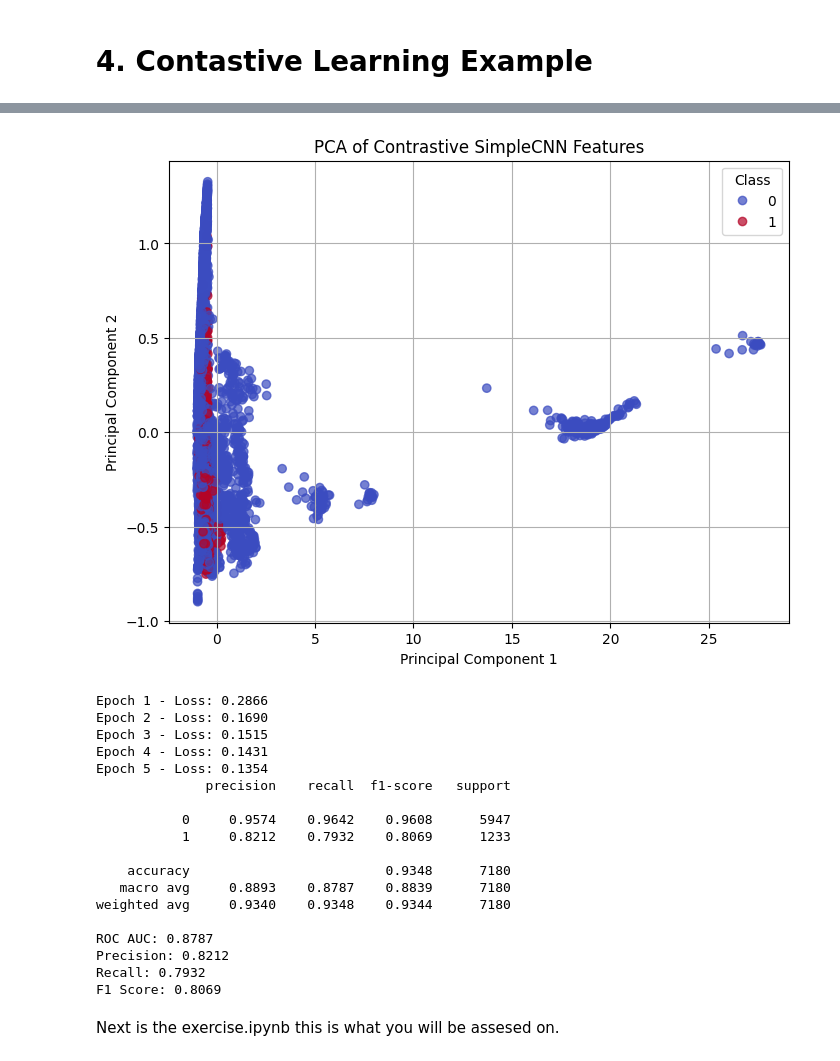
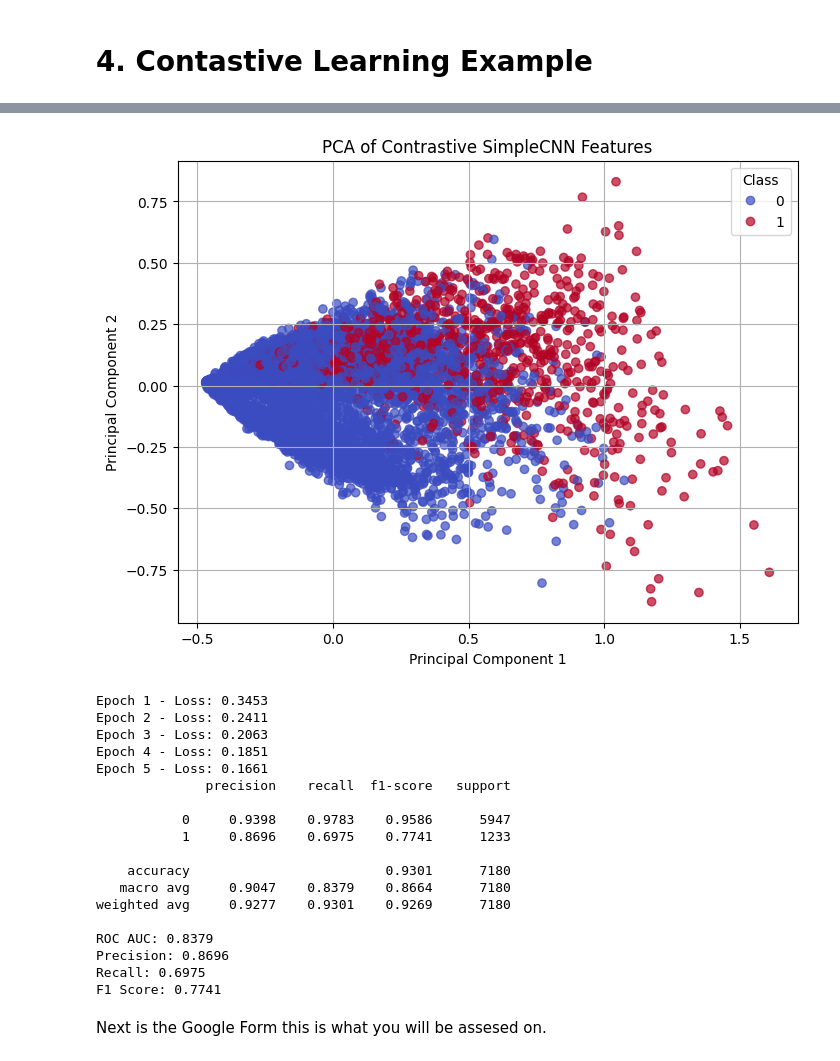
Before and after one commit to KristoferLintonReid/DeepLearningMedicalImageTutorial2025, a Jupyter notebook: Building_Models.ipynb, the cells around one changed output, grey strips where cells are left out. Saved outputs shown, nothing was run; the diff lists cells and outputs as text; code cells hidden in the pictures.

```diff
--- a/Building_Models.ipynb
+++ b/Building_Models.ipynb
@@ -1140,20 +1160,6 @@ Optional Challenges:
 
     Compare performance to a model trained without contrastive pretraining.
 # %%
-# 1. Imports
-import torch
-import torch.nn as nn
-import torch.nn.functional as F
-import torchvision.transforms as transforms
-from torch.utils.data import Dataset, DataLoader
-from sklearn.decomposition import PCA
-from sklearn.metrics import classification_report, roc_auc_score, precision_score, recall_score, f1_score
-import matplotlib.pyplot as plt
-import numpy as np
-
-device = torch.device("cuda" if torch.cuda.is_available() else "cpu")
-
-
 # 2. Contrastive Pretraining
 
 ## 2.1 Contrastive Dataset
@@ -1280,20 +1286,6 @@ print(f"Precision: {precision_score(y_true, y_pred):.4f}")
 print(f"Recall: {recall_score(y_true, y_pred):.4f}")
 print(f"F1 Score: {f1_score(y_true, y_pred):.4f}")
 # %%
-# 1. Imports
-import torch
-import torch.nn as nn
-import torch.nn.functional as F
-import torchvision.transforms as transforms
-from torch.utils.data import Dataset, DataLoader
-from sklearn.decomposition import PCA
-from sklearn.metrics import classification_report, roc_auc_score, precision_score, recall_score, f1_score
-import matplotlib.pyplot as plt
-import numpy as np
-
-device = torch.device("cuda" if torch.cuda.is_available() else "cpu")
-
-
 # 2. Contrastive Pretraining
 
 ## 2.1 Contrastive Dataset
@@ -1312,8 +1304,13 @@ class ContrastiveDataset(Dataset):
 
 ## 2.2 Contrastive Transform
 contrastive_transform = transforms.Compose([
-    transforms.RandomResizedCrop(28),
-    transforms.RandomHorizontalFlip(),
+    transforms.RandomResizedCrop(28, scale=(0.5, 1.0)),
+    transforms.RandomHorizontalFlip(p=0.5),
+    transforms.RandomApply([
+        transforms.ColorJitter(brightness=0.4, contrast=0.4, saturation=0.4, hue=0.1)
+    ], p=0.8),
+    transforms.RandomGrayscale(p=0.2),
+    transforms.GaussianBlur(kernel_size=3, sigma=(0.1, 2.0))
 ])
 
 
@@ -1480,4 +1477,5 @@ print(f"ROC AUC: {roc_auc_score(y_true, y_pred):.4f}")
 print(f"Precision: {precision_score(y_true, y_pred):.4f}")
 print(f"Recall: {recall_score(y_true, y_pred):.4f}")
 print(f"F1 Score: {f1_score(y_true, y_pred):.4f}")
+## 4.3 Add ROC CURVE
 # %% [output]
@@ -1489,22 +1487,22 @@ Epoch 5 - Loss: 3.8510
-[figure, old version]
+[figure, new version]
-Epoch 1 - Loss: 0.2866
-Epoch 2 - Loss: 0.1690
-Epoch 3 - Loss: 0.1515
-Epoch 4 - Loss: 0.1431
-Epoch 5 - Loss: 0.1354
+Epoch 1 - Loss: 0.3453
+Epoch 2 - Loss: 0.2411
+Epoch 3 - Loss: 0.2063
+Epoch 4 - Loss: 0.1851
+Epoch 5 - Loss: 0.1661
               precision    recall  f1-score   support
 
-           0     0.9574    0.9642    0.9608      5947
-           1     0.8212    0.7932    0.8069      1233
+           0     0.9398    0.9783    0.9586      5947
+           1     0.8696    0.6975    0.7741      1233
 
-    accuracy                         0.9348      7180
-   macro avg     0.8893    0.8787    0.8839      7180
-weighted avg     0.9340    0.9348    0.9344      7180
+    accuracy                         0.9301      7180
+   macro avg     0.9047    0.8379    0.8664      7180
+weighted avg     0.9277    0.9301    0.9269      7180
 
-ROC AUC: 0.8787
-Precision: 0.8212
-Recall: 0.7932
-F1 Score: 0.8069
+ROC AUC: 0.8379
+Precision: 0.8696
+Recall: 0.6975
+F1 Score: 0.7741
 # %% [markdown]
-Next is the exercise.ipynb
+Next is the Google Form
 this is what you will be assesed on.
```
Also changed, not shown: parts of 14 cells of this notebook.
